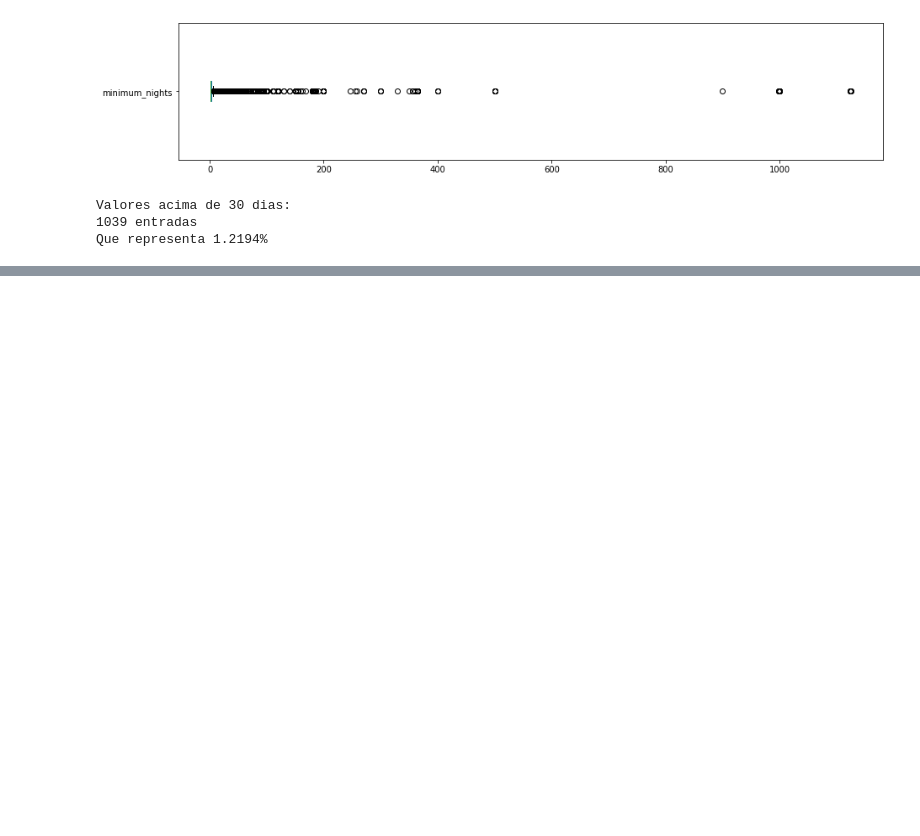
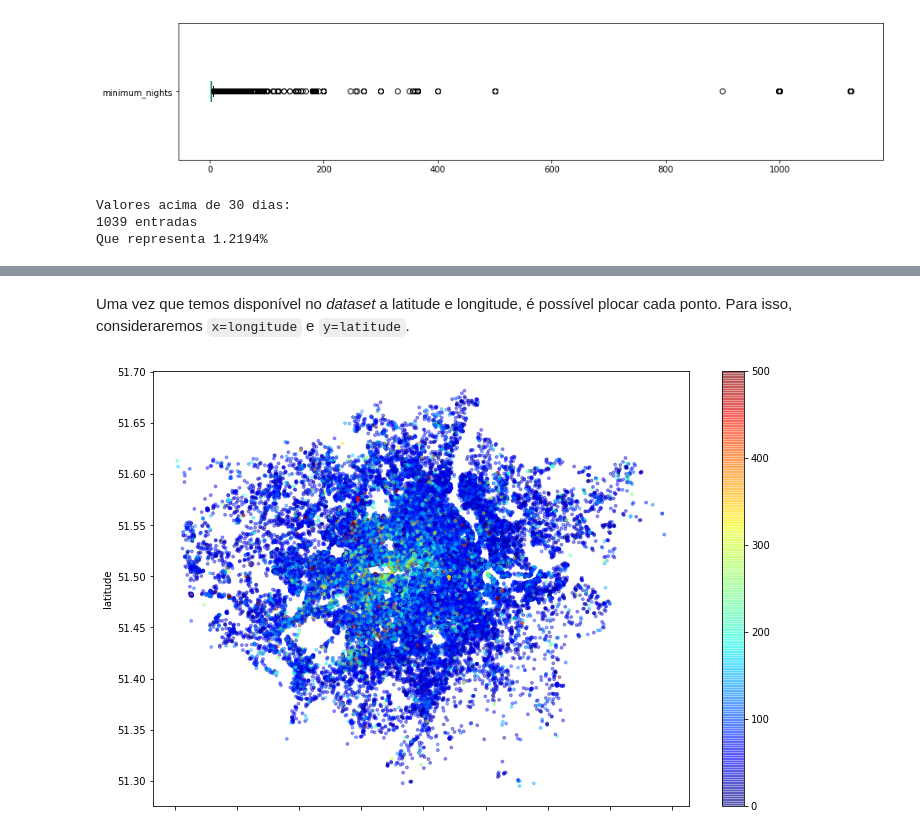
Before and after one commit to gorselli14/Portifolio_Projetos, a Jupyter notebook: Análise_dos_dados_do_Airbnb_(Londres).ipynb, the cells around one changed output, grey strips where cells are left out. Saved outputs shown, nothing was run; the diff lists cells and outputs as text; code cells hidden in the pictures; blank space fills up the shorter version.

```diff
--- a/Análise_dos_dados_do_Airbnb_(Londres).ipynb
+++ b/Análise_dos_dados_do_Airbnb_(Londres).ipynb
@@ -181,0 +331,7 @@ Que representa 1.2194%
+# %% [markdown]
+Uma vez que temos disponível no *dataset* a latitude e longitude, é possível plocar cada ponto. Para isso, consideraremos `x=longitude` e `y=latitude`.
+# %%
+#grafico com latitude e longitude destacados por preço mais alto
+df_clean.plot(kind="scatter", x='longitude', y='latitude', alpha=0.4, c=df_clean['price'], s=8, cmap=plt.get_cmap('jet'), figsize=(12,8));
+# %% [output]
+[figure, added]
```
Also changed, not shown: parts of 18 cells of this notebook.
